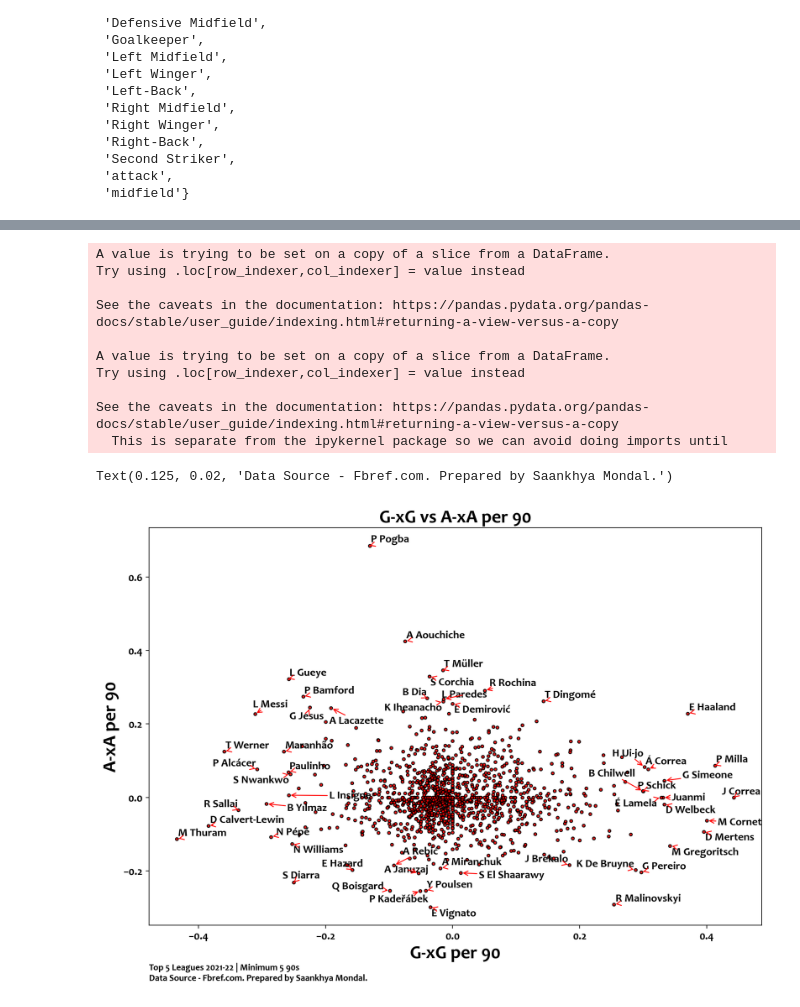
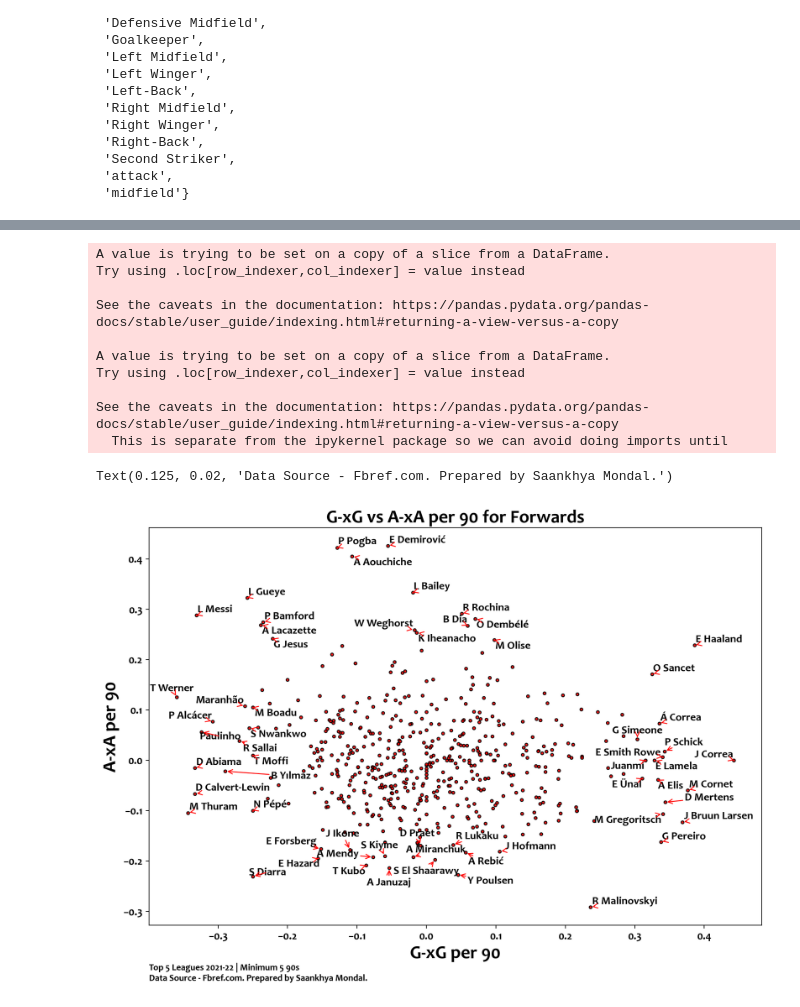
Before and after one commit to sm823zw/Football-Data-Analysis-and-Viz, a Jupyter notebook: attack_stats.ipynb, the cells around one changed output, grey strips where cells are left out. Saved outputs shown, nothing was run; the diff lists cells and outputs as text; code cells hidden in the pictures.

```diff
--- a/attack_stats.ipynb
+++ b/attack_stats.ipynb
@@ -104,11 +125,14 @@ data_shooting.iloc[:, 7:] = data_shooting.iloc[:, 7:].astype(float)
 # %%
 data_gca = data_gca.drop(columns=['Nation', 'Pos', 'Squad', 'Comp', 'Age', 'Born', '90s'])
 data_passing = data_passing.drop(columns=['Nation', 'Pos', 'Squad', 'Comp', 'Age', 'Born', '90s'])
+data_poss = data_poss.drop(columns=['Nation', 'Pos', 'Squad', 'Comp', 'Age', 'Born', '90s'])
 # %%
 player_data = pd.merge(data_shooting, data_gca, on="Player")
 player_data = player_data.drop_duplicates(subset='Player')
 player_data = pd.merge(player_data, data_passing, on='Player')
 player_data = player_data.drop_duplicates(subset='Player')
+player_data = pd.merge(player_data, data_poss, on='Player')
+player_data = player_data.drop_duplicates(subset='Player')
 player_data
 # %% [output]
 |  | Player | Nation | Pos | Squad | Comp | Age | Born | 90s | Gls | Sh_x | ... | ... |
@@ -127,5 +150,0 @@ player_data
-# %%
-player_data = pd.merge(player_position, player_data, on="Player")
-player_data = player_data.drop(columns='S. No.')
-player_data = player_data.drop_duplicates(subset='Player')
-player_data
@@ -145,0 +200,3 @@ player_data
+# %%
+player_data = player_data[player_data['Pos'].str.contains('FW')]
+player_data
@@ -151,40 +222,40 @@ data['G-xGp90'] = data['G-xG']/data['90s']
 fig, ax = plt.subplots(figsize=(12, 8))
 fig.set_dpi(200)
 
-outlier_top = data['A-xAp90'].quantile(0.990)
-outlier_bottom = data['A-xAp90'].quantile(0.01)
-outlier_right = data['G-xGp90'].quantile(0.990)
-outlier_left = data['G-xGp90'].quantile(0.01)
+outlier_top = data['A-xAp90'].quantile(0.970)
+outlier_bottom = data['A-xAp90'].quantile(0.03)
+outlier_right = data['G-xGp90'].quantile(0.970)
+outlier_left = data['G-xGp90'].quantile(0.03)
 
 par_x = list(data['G-xGp90'].astype(float))
 par_y = list(data['A-xAp90'].astype(float))
 scatter = plt.scatter(par_x, par_y, s=10, alpha=0.9, c='red', edgecolors='black')
 txts = []
 for i, txt in enumerate(list(data['Player'])):
     if par_x[i]>outlier_right or par_y[i]>outlier_top or par_x[i]<outlier_left or par_y[i]<outlier_bottom:
         if len(txt.split()) != 1:
             name = txt[0] + ' ' + ' '.join(txt.split()[1:])
         else:
             name = txt
         txts.append(plt.text(par_x[i], par_y[i], name))
 
 adjust_text(txts, arrowprops=dict(arrowstyle='->', color='red'))
 
 ax.set_xlabel('G-xG per 90', fontsize=20)
 ax.set_ylabel('A-xA per 90', fontsize=20)
-ax.set_title('G-xG vs A-xA per 90', fontsize=20, fontdict={'weight':'heavy'})
+ax.set_title('G-xG vs A-xA per 90 for Forwards', fontsize=20, fontdict={'weight':'heavy'})
 fig.text(0.125,0.04,'Top 5 Leagues 2021-22 | Minimum 5 90s', size = 10)
 fig.text(0.125,0.02,'Data Source - Fbref.com. Prepared by Saankhya Mondal.', size=10)
 # %% [output]
 A value is trying to be set on a copy of a slice from a DataFrame.
 Try using .loc[row_indexer,col_indexer] = value instead
 
 See the caveats in the documentation: https://pandas.pydata.org/pandas-docs/stable/user_guide/indexing.html#returning-a-view-versus-a-copy
 
 A value is trying to be set on a copy of a slice from a DataFrame.
 Try using .loc[row_indexer,col_indexer] = value instead
 
 See the caveats in the documentation: https://pandas.pydata.org/pandas-docs/stable/user_guide/indexing.html#returning-a-view-versus-a-copy
   This is separate from the ipykernel package so we can avoid doing imports until
 Text(0.125, 0.02, 'Data Source - Fbref.com. Prepared by Saankhya Mondal.')
-[figure, old version]
+[figure, new version]
```
Also changed, not shown: parts of 18 cells of this notebook, 25 other files.
